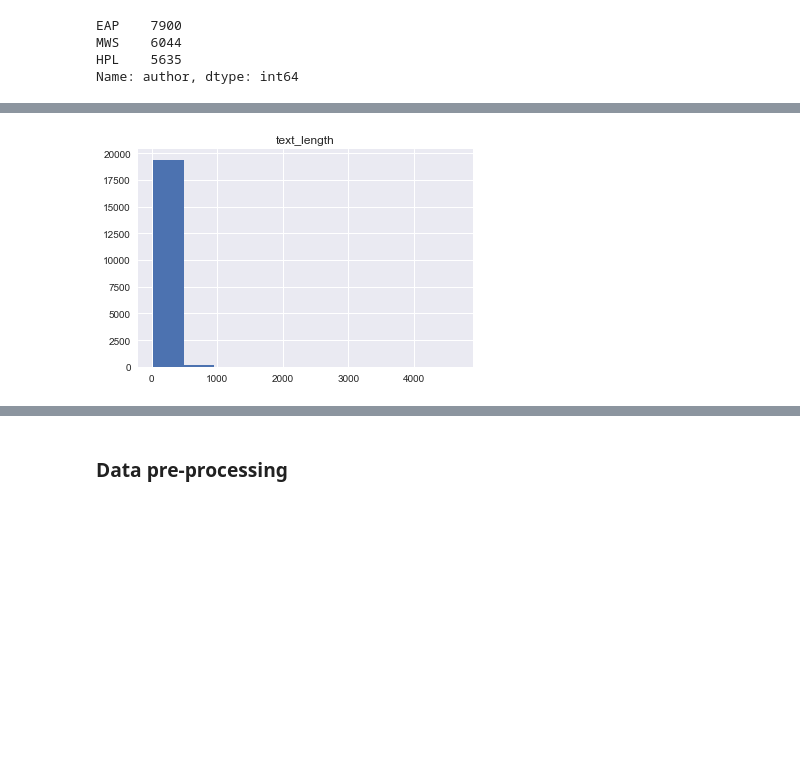
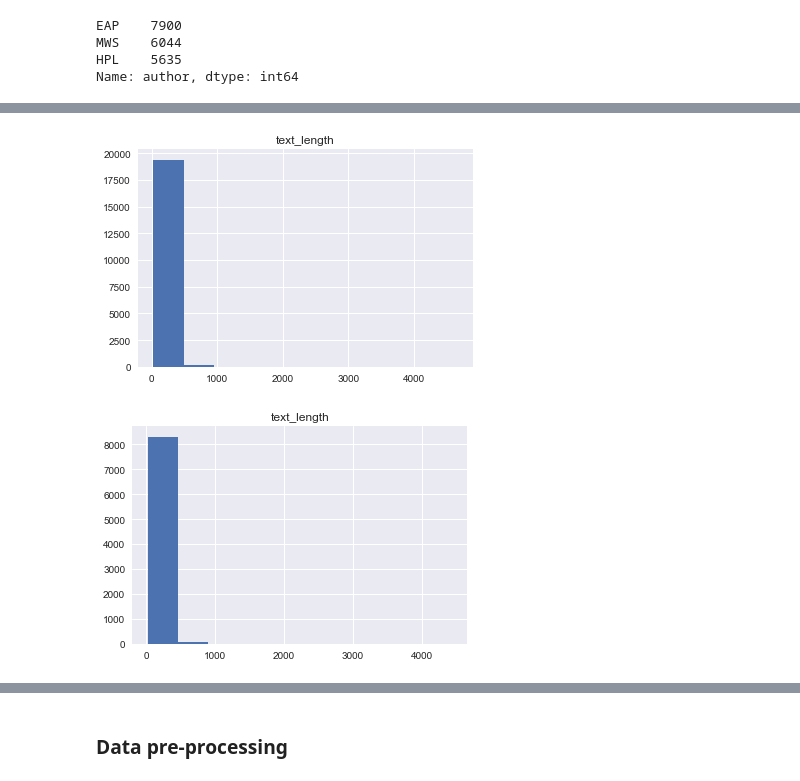
Before and after one commit to moshfiqur/blistering-barnacles, a Jupyter notebook: spooky_author_detection/spooky_author_detection.ipynb, the cells around one changed output, grey strips where cells are left out. Drawn from its saved outputs; the diff is of its cells as text; code cells hidden in the pictures; blank space fills up the shorter version.

Commit message:
implemented complete spooky author detection using MNB

```diff
--- a/spooky_author_detection/spooky_author_detection.ipynb
+++ b/spooky_author_detection/spooky_author_detection.ipynb
@@ -7,3 +10,3 @@ import seaborn as sns
 # %%
-train_df = pd.read_csv('../input/spooky_author_detection/train.csv')
-test_df = pd.read_csv('../input/spooky_author_detection/test.csv')
+df_train = pd.read_csv('data/train.csv')
+df_test = pd.read_csv('data/test.csv')
@@ -20,14 +41,22 @@ Name: author, dtype: int64
 # %%
 # calcualte the character length for each rows text column
-train_df['text_length'] = train_df.text.str.len()
-# train_df.head()
+df_train['text_length'] = df_train.text.str.len()
+df_test['text_length'] = df_test.text.str.len()
+
+# train_df = train_df.rename(columns={'text': 'original_text'})
+# test_df = train_df.rename(columns={'text': 'original_text'})
 
 # look at the histogram plot for the text length
 sns.set()
-train_df.hist()
+df_train.hist()
 plt.show()
 # It shows us that most of the text length are 500 chars and less.
 # We might also like to look at the summary stats of the text lengths by author
 # Also compare those stats with the similar stats in test_df
+
+sns.set()
+df_test.hist()
+plt.show()
 # %% [output]
 [figure]
+[figure, added]
```
Also changed, not shown: parts of 47 cells of this notebook.
